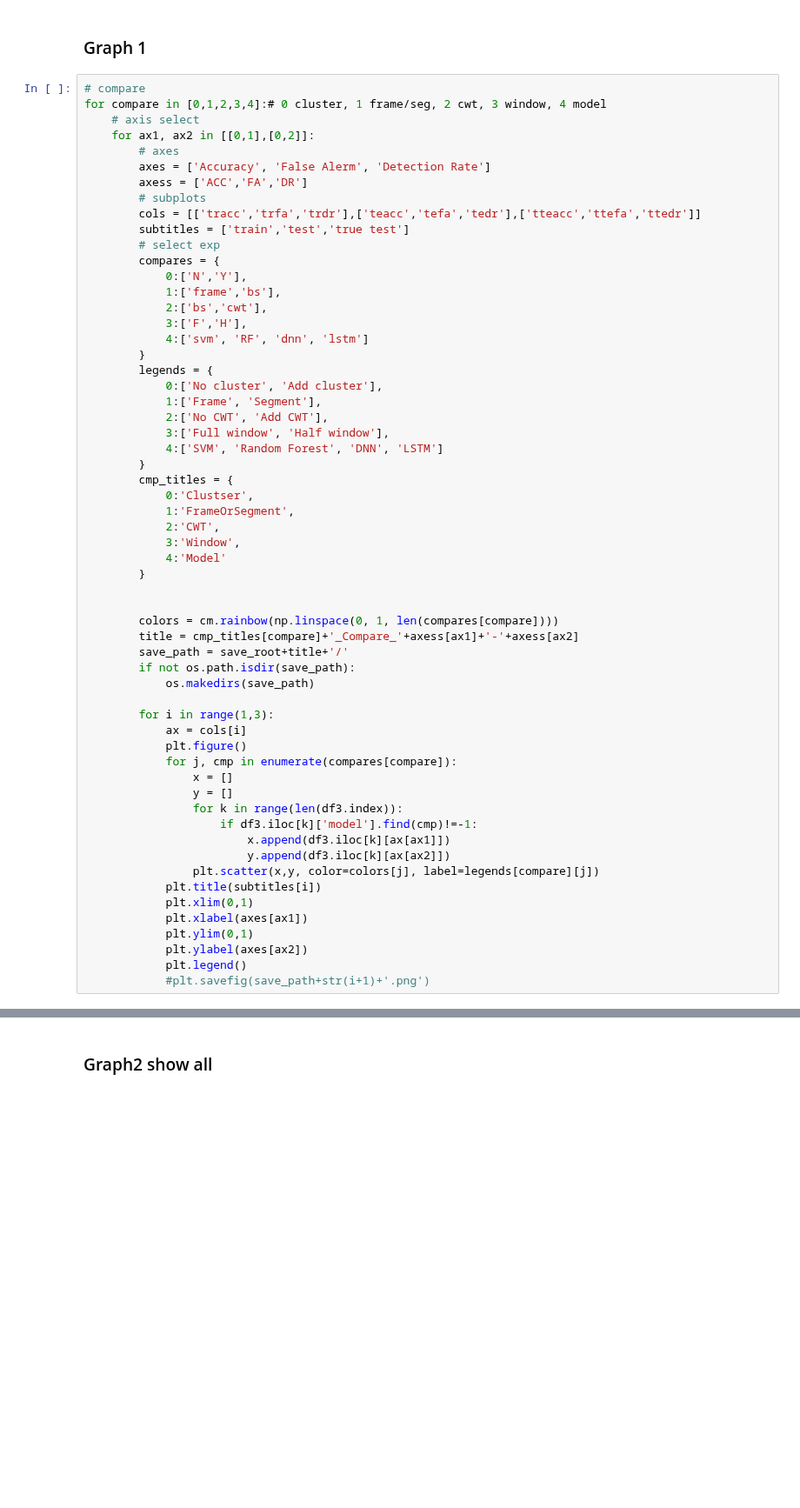
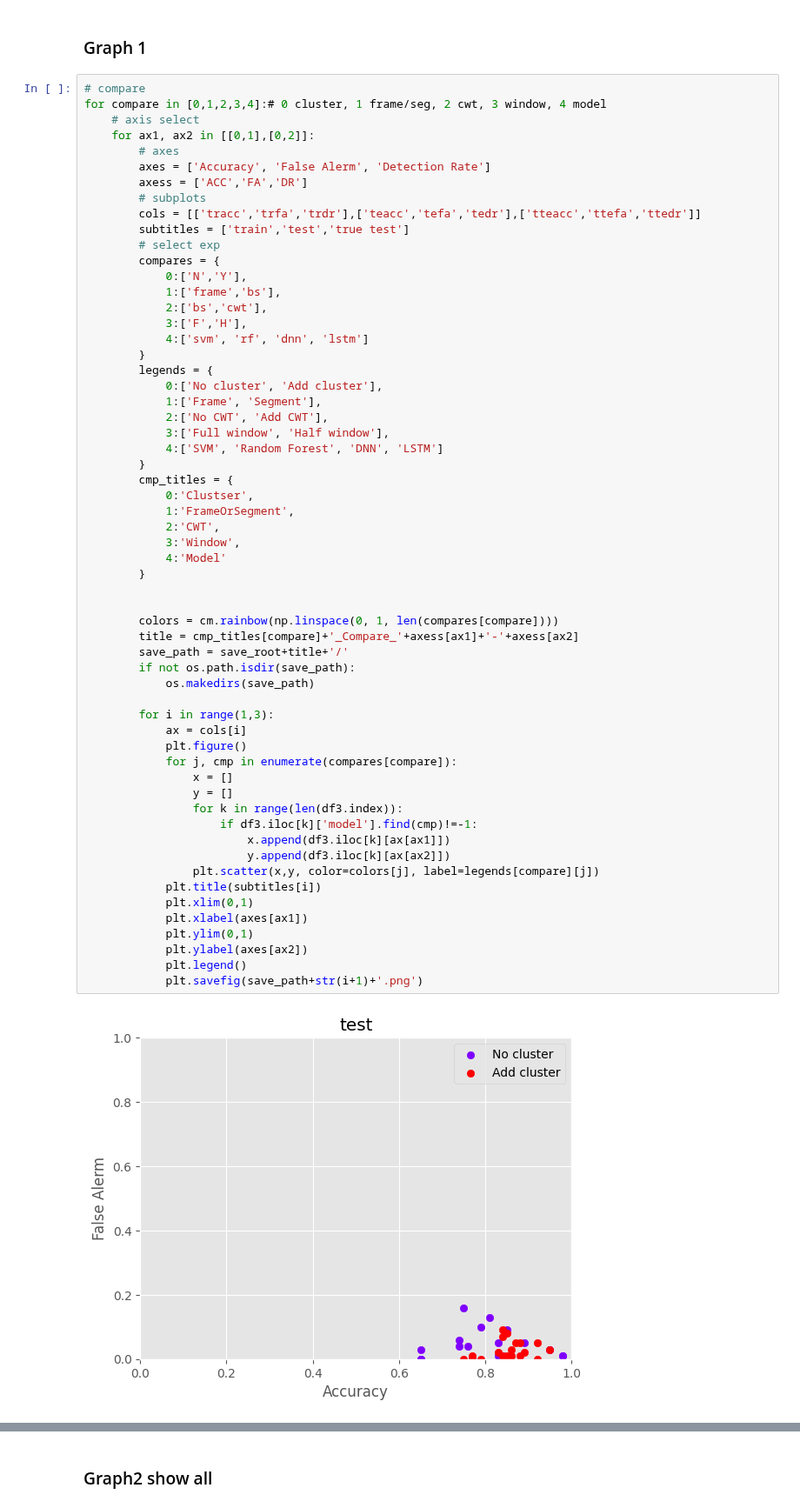
Before and after one commit to IS-Howard/final, a Jupyter notebook: result_analysis.ipynb, the cells around one changed output, grey strips where cells are left out. Shown at 87% size. Saved outputs shown, nothing was run; the diff lists cells and outputs as text; blank space fills up the shorter version.

```diff
--- a/result_analysis.ipynb
+++ b/result_analysis.ipynb
@@ -123,7 +88,7 @@ for compare in [0,1,2,3,4]:# 0 cluster, 1 frame/seg, 2 cwt, 3 window, 4 model
             1:['frame','bs'],
             2:['bs','cwt'],
             3:['F','H'],
-            4:['svm', 'RF', 'dnn', 'lstm']
+            4:['svm', 'rf', 'dnn', 'lstm']
         }
         legends = {
             0:['No cluster', 'Add cluster'],
@@ -137,31 +102,33 @@ for compare in [0,1,2,3,4]:# 0 cluster, 1 frame/seg, 2 cwt, 3 window, 4 model
             1:'FrameOrSegment',
             2:'CWT',
             3:'Window',
             4:'Model'
         }
 
 
         colors = cm.rainbow(np.linspace(0, 1, len(compares[compare])))
         title = cmp_titles[compare]+'_Compare_'+axess[ax1]+'-'+axess[ax2]
         save_path = save_root+title+'/'
         if not os.path.isdir(save_path):
             os.makedirs(save_path)
 
         for i in range(1,3):
             ax = cols[i]
             plt.figure()
             for j, cmp in enumerate(compares[compare]):
                 x = []
                 y = []
                 for k in range(len(df3.index)):
                     if df3.iloc[k]['model'].find(cmp)!=-1:
                         x.append(df3.iloc[k][ax[ax1]])
                         y.append(df3.iloc[k][ax[ax2]])
                 plt.scatter(x,y, color=colors[j], label=legends[compare][j])
             plt.title(subtitles[i])
             plt.xlim(0,1)
             plt.xlabel(axes[ax1])
             plt.ylim(0,1)
             plt.ylabel(axes[ax2])
             plt.legend()
-            #plt.savefig(save_path+str(i+1)+'.png')
+            plt.savefig(save_path+str(i+1)+'.png')
+# %% [output]
+[figure, added]
```
Also changed, not shown: parts of 13 cells of this notebook.
